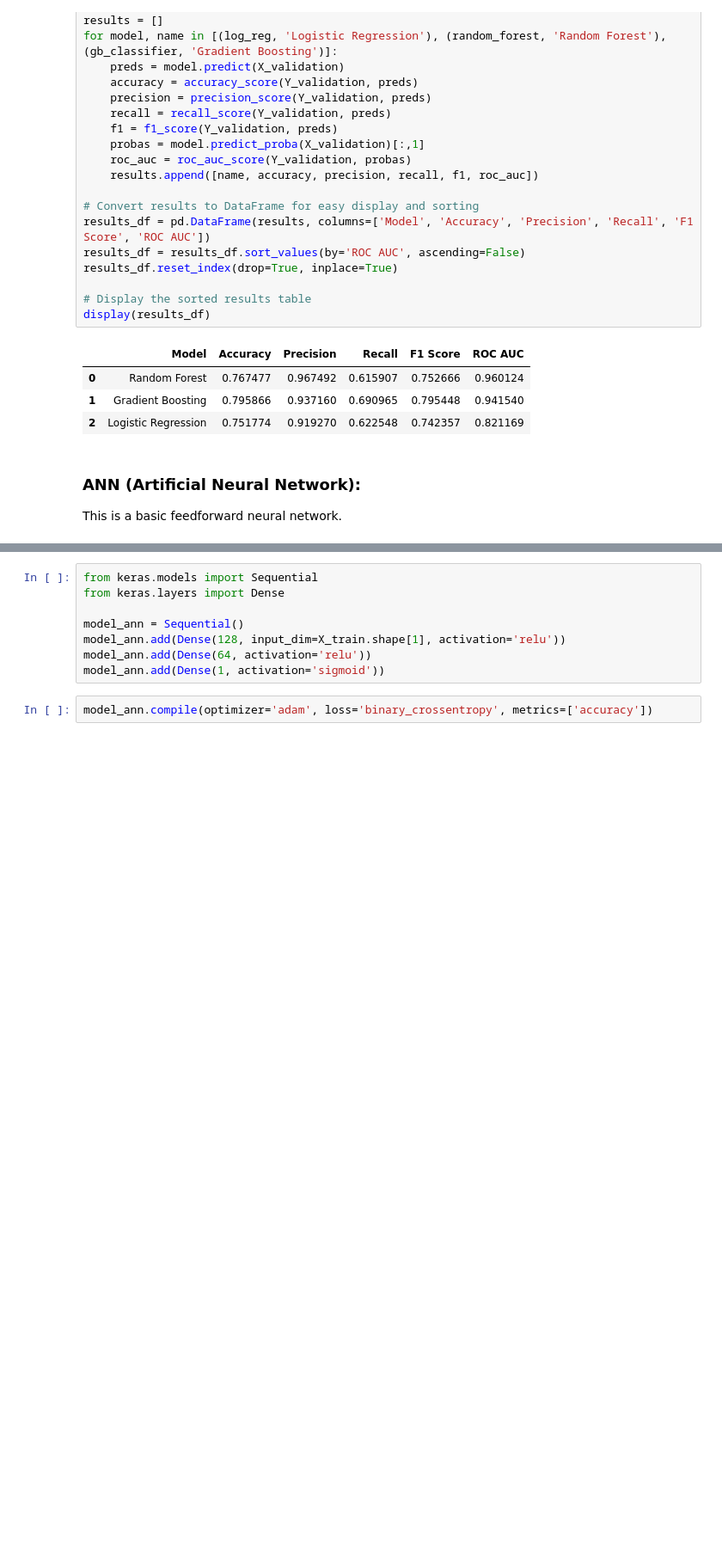
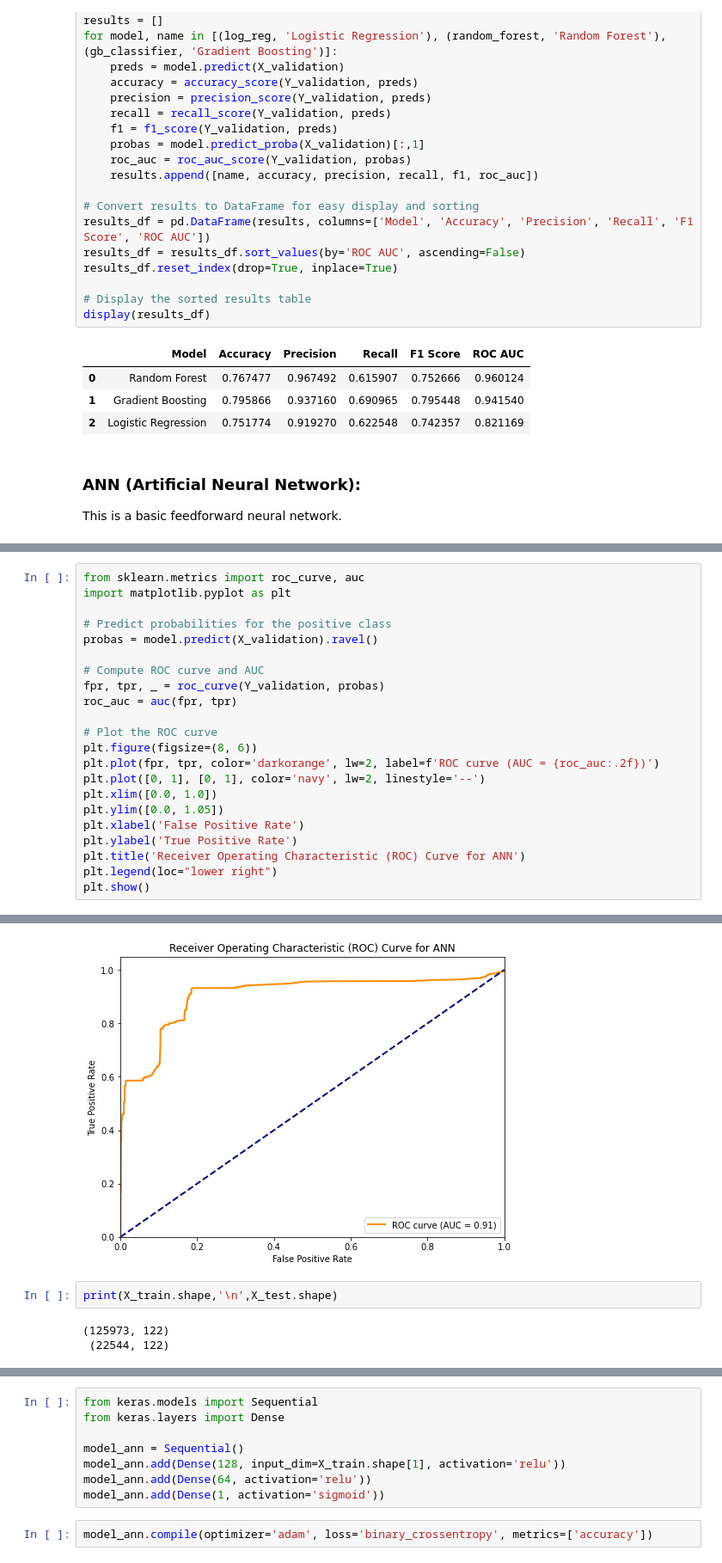
Before and after one commit to AI4Ric/MScDataAnalysis, a Jupyter notebook: CA1_v1.ipynb, the cells around one changed output, grey strips where cells are left out. Shown: that part at 86% size. Drawn from its saved outputs; the diff is of its cells as text; blank space fills up the shorter version.

```diff
--- a/CA1_v1.ipynb
+++ b/CA1_v1.ipynb
@@ -489,0 +559,23 @@ This is a basic feedforward neural network.
+# %%
+from sklearn.metrics import roc_curve, auc
+import matplotlib.pyplot as plt
+
+# Predict probabilities for the positive class
+probas = model.predict(X_validation).ravel()
+
+# Compute ROC curve and AUC
+fpr, tpr, _ = roc_curve(Y_validation, probas)
+roc_auc = auc(fpr, tpr)
+
+# Plot the ROC curve
+plt.figure(figsize=(8, 6))
+plt.plot(fpr, tpr, color='darkorange', lw=2, label=f'ROC curve (AUC = {roc_auc:.2f})')
+plt.plot([0, 1], [0, 1], color='navy', lw=2, linestyle='--')
+plt.xlim([0.0, 1.0])
+plt.ylim([0.0, 1.05])
+plt.xlabel('False Positive Rate')
+plt.ylabel('True Positive Rate')
+plt.title('Receiver Operating Characteristic (ROC) Curve for ANN')
+plt.legend(loc="lower right")
+plt.show()
+# %% [output]
@@ -489,0 +583,6 @@ This is a basic feedforward neural network.
+[figure, added]
+# %%
+print(X_train.shape,'\n',X_test.shape)
+# %% [output]
+(125973, 122)
+ (22544, 122)
```
Also changed, not shown: parts of 19 cells of this notebook, 8 other files.
